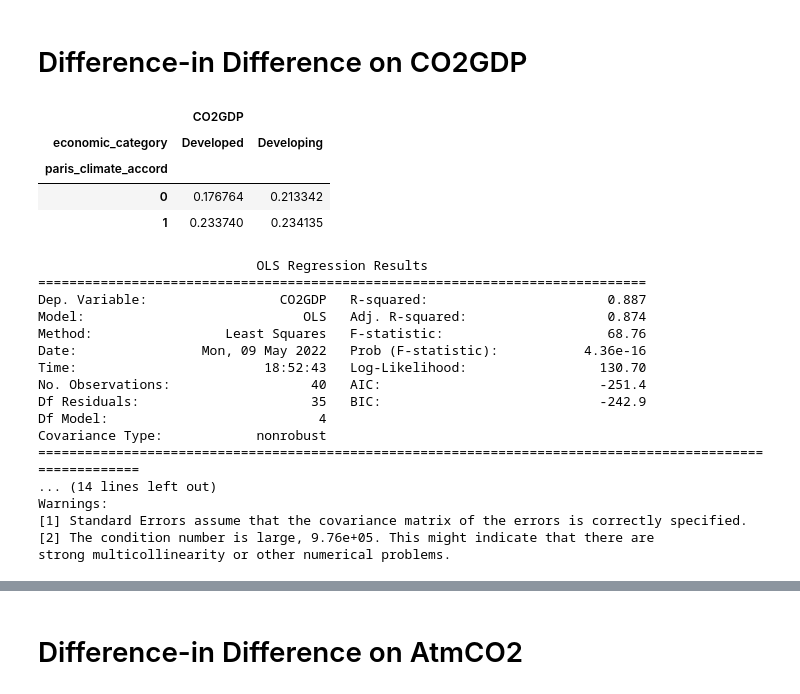
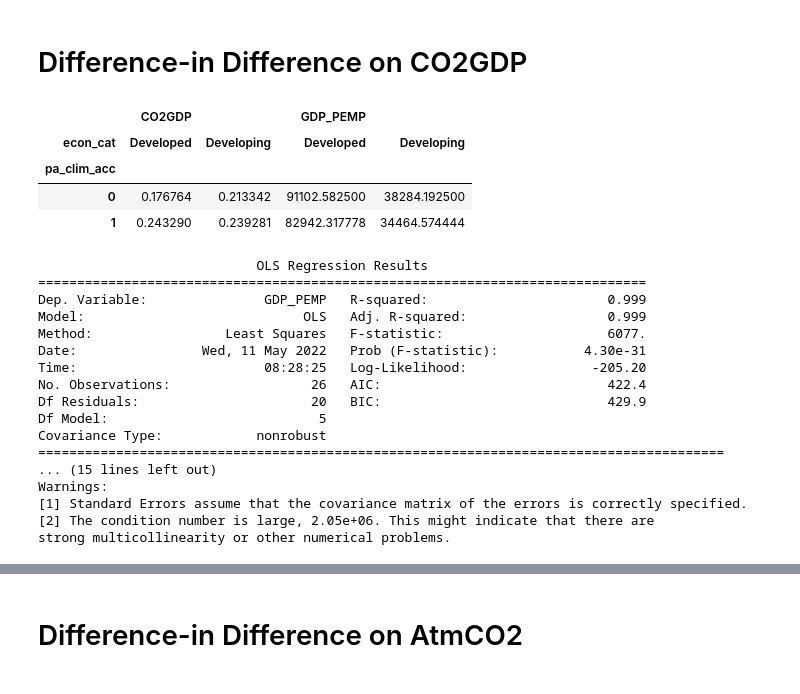
Before and after one commit to pruthvireddy/SDGGoals_ACausalStudy, a Jupyter notebook: CausalModelling.ipynb, the cells around one changed output, grey strips where cells are left out. Saved outputs shown, nothing was run; the diff lists cells and outputs as text; code cells hidden in the pictures.

Commit message:
modelling update

```diff
--- a/CausalModelling.ipynb
+++ b/CausalModelling.ipynb
@@ -10,6 +8,10 @@ import statsmodels.formula.api as smf
 # %%
 SDGData = pd.read_csv('https://raw.githubusercontent.com/pruthvireddy/SDGGoals_ACausalStudy/main/Data/Processed/GlobalData.csv')
 SDGDataUn = pd.read_csv('https://raw.githubusercontent.com/pruthvireddy/SDGGoals_ACausalStudy/main/Data/Processed/ModelData.csv')
+
+
+SDGData=SDGData.rename(columns = {'economic_category':'econ_cat'})
+SDGDataUn=SDGDataUn.rename(columns = {'economic_category':'econ_cat'})
 # %%
 SDGData.head()
 # %% [output]
@@ -80,17 +104,17 @@ strong multicollinearity or other numerical problems.
 # %% [markdown]
 # Difference-in Difference on CO2GDP
 # %%
-CO2GDP_Mod = SDGData[SDGData['economic_category'] != 'Others']
-CO2GDP_Mod = CO2GDP_Mod[['year','economic_category', 'CO2GDP']].set_index(['year','economic_category']).unstack('economic_category').dropna()
-CO2GDP_Mod['paris_climate_accord'] = 0
-CO2GDP_Mod['paris_climate_accord'] = CO2GDP_Mod.paris_climate_accord.where(CO2GDP_Mod.index>2015,1)
+CO2GDP_Mod = SDGData[SDGData['econ_cat'] != 'Others']
+CO2GDP_Mod = CO2GDP_Mod[['year','econ_cat', 'CO2GDP', 'GDP_PEMP']].set_index(['year','econ_cat']).unstack('econ_cat').dropna()
+CO2GDP_Mod['pa_clim_acc'] = 0
+CO2GDP_Mod['pa_clim_acc'] = CO2GDP_Mod.pa_clim_acc.where(CO2GDP_Mod.index>2015,1)
 # %%
-group_mean_check = CO2GDP_Mod.groupby('paris_climate_accord').mean()
+group_mean_check = CO2GDP_Mod.groupby('pa_clim_acc').mean()
 group_mean_check
 # %% [output]
-|  | CO2GDP |  |
-| economic_category | Developed | Developing |
-| paris_climate_accord |  |  |
-| 0 | 0.176764 | 0.213342 |
-| 1 | 0.233740 | 0.234135 |
+|  | CO2GDP |  | GDP_PEMP |  |
+| econ_cat | Developed | Developing | Developed | Developing |
+| pa_clim_acc |  |  |  |  |
+| 0 | 0.176764 | 0.213342 | 91102.582500 | 38284.192500 |
+| 1 | 0.243290 | 0.239281 | 82942.317778 | 34464.574444 |
 # %%
@@ -106,5 +130,5 @@ CO2GDP_Mod['economic_category'] = np.select(conditions, choices, default=1)
 # %%
-model = 'CO2GDP ~ year + economic_category + paris_climate_accord + economic_category * paris_climate_accord'
+model = 'GDP_PEMP ~ CO2GDP + year + econ_cat + pa_clim_acc + econ_cat * pa_clim_acc'
 
 CO2GDP_Model = smf.ols(formula=model, data=CO2GDP_Mod)
 CO2GDP_Mod_reults = CO2GDP_Model.fit()
@@ -114,18 +138,18 @@ print(CO2GDP_Mod_reults.summary())
 # %% [output]
                             OLS Regression Results
 ==============================================================================
-Dep. Variable:                 CO2GDP   R-squared:                       0.887
-Model:                            OLS   Adj. R-squared:                  0.874
-Method:                 Least Squares   F-statistic:                     68.76
-Date:                Mon, 09 May 2022   Prob (F-statistic):           4.36e-16
-Time:                        18:52:43   Log-Likelihood:                 130.70
-No. Observations:                  40   AIC:                            -251.4
-Df Residuals:                      35   BIC:                            -242.9
-Df Model:                           4
+Dep. Variable:               GDP_PEMP   R-squared:                       0.999
+Model:                            OLS   Adj. R-squared:                  0.999
+Method:                 Least Squares   F-statistic:                     6077.
+Date:                Wed, 11 May 2022   Prob (F-statistic):           4.30e-31
+Time:                        08:28:25   Log-Likelihood:                -205.20
+No. Observations:                  26   AIC:                             422.4
+Df Residuals:                      20   BIC:                             429.9
+Df Model:                           5
 Covariance Type:            nonrobust
-==========================================================================================================
-... (14 lines left out)
+========================================================================================
+... (15 lines left out)
 Warnings:
 [1] Standard Errors assume that the covariance matrix of the errors is correctly specified.
-[2] The condition number is large, 9.76e+05. This might indicate that there are
+[2] The condition number is large, 2.05e+06. This might indicate that there are
 strong multicollinearity or other numerical problems.
```
Also changed, not shown: parts of 21 cells of this notebook.
